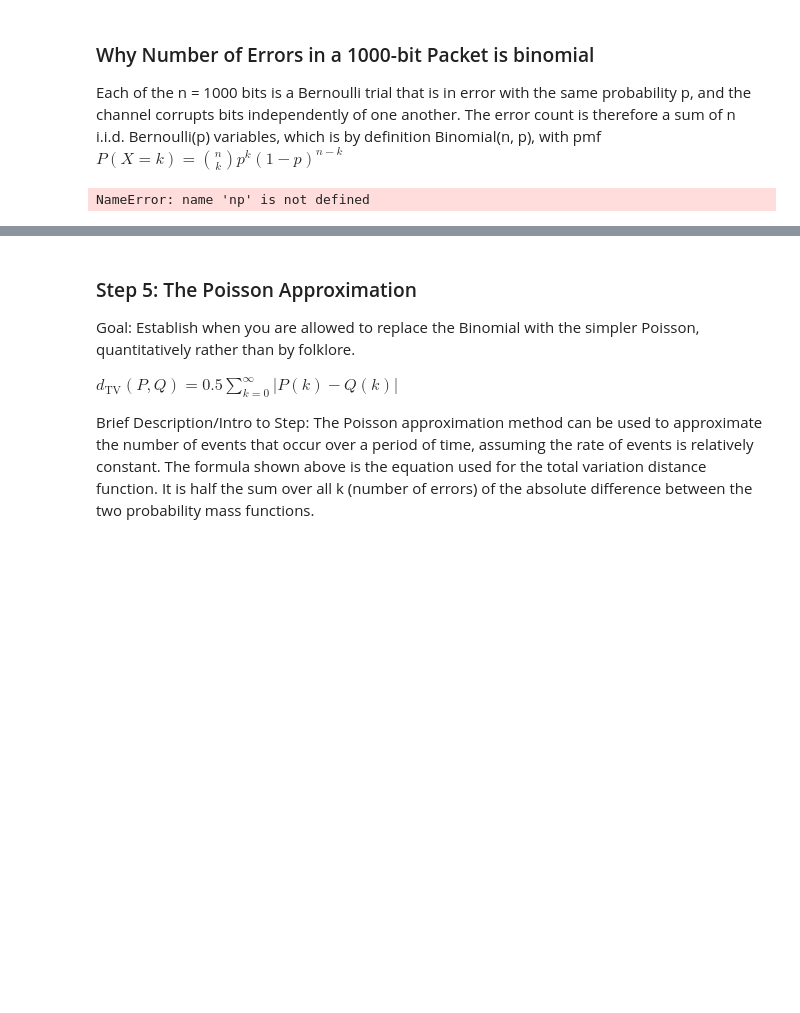
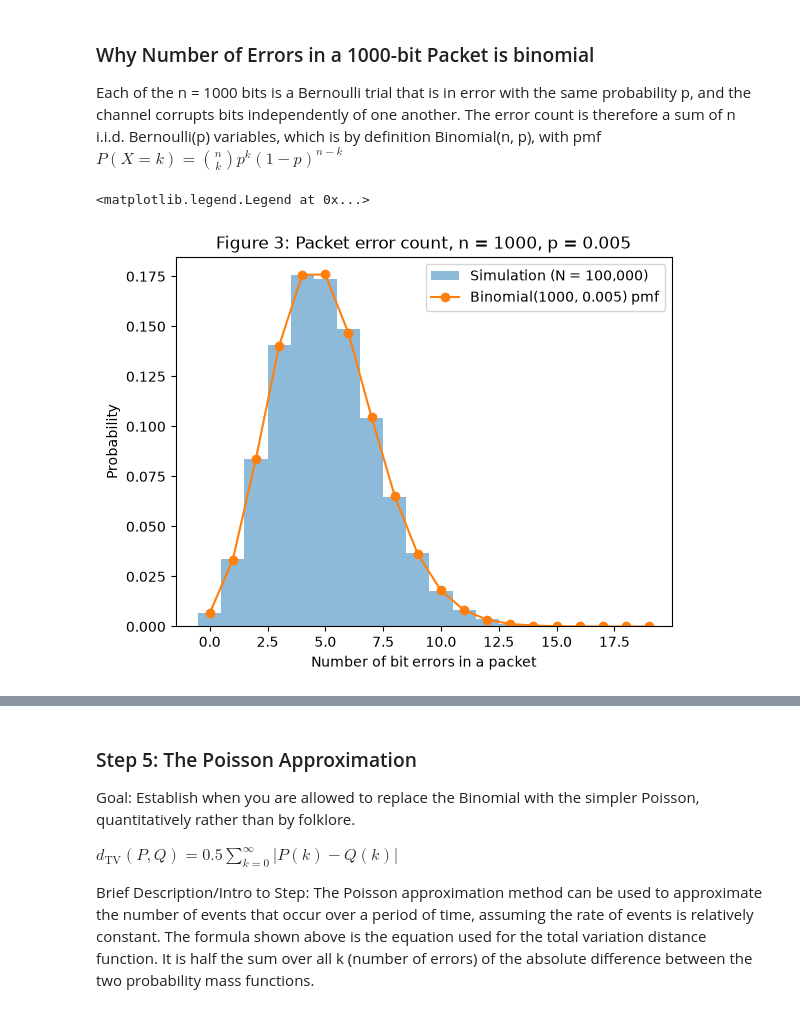
Before and after one commit to ShadowFruits/3715-Fall2026, a Jupyter notebook: mp1/mp1.ipynb, the cells around one changed output, grey strips where cells are left out. Drawn from its saved outputs; the diff is of its cells as text; code cells hidden in the pictures; blank space fills up the shorter version.

```diff
--- a/mp1/mp1.ipynb
+++ b/mp1/mp1.ipynb
@@ -948,7 +948,7 @@ def packet_errors(n_pkt, n_bits, p, rng, chunk=10_000):
     Simulated at the bit level, in chunks of packets to limit memory.
     Returns an int array of length n_pkt.
     """
-    out = numpy.empty(n_pkt, dtype=np.int64)
+    out = numpy.empty(n_pkt, dtype=numpy.int64)
     for s in range(0, n_pkt, chunk):
         m = min(chunk, n_pkt - s)
         out[s:s+m] = (rng.random((m, n_bits)) < p).sum(axis=1)
@@ -962,18 +962,19 @@ $P(X=k)=\binom{n}{k}p^k(1-p)^{n-k}$
 # %%
 n, p, N = 1000, 0.005, 10**5
 x = packet_errors(N, n, p, rng4)          # rng4 = this step's spawned generator
 
 k = numpy.arange(0, x.max() + 2)
-fig, ax = matplotlib.pyplot.subplots()
+fig, ax = plt.subplots()
 ax.hist(x, bins=numpy.arange(-0.5, x.max() + 1.5), density=True,
         alpha=0.5, label=f"Simulation (N = {N:,})")
-ax.plot(k, scipy.stats.pmf(k, n, p), "o-", label="Binomial(1000, 0.005) pmf")
+ax.plot(k, stats.binom.pmf(k, n, p), "o-", label="Binomial(1000, 0.005) pmf")
 ax.set_xlabel("Number of bit errors in a packet")
 ax.set_ylabel("Probability")
 ax.set_title("Figure 3: Packet error count, n = 1000, p = 0.005")
 ax.legend()
 # %% [output]
-NameError: name 'np' is not defined
+<matplotlib.legend.Legend at 0x...>
+[figure, added]
 # %%
 n, p, N = 1000, 0.005, 10**5
 x = packet_errors(N, n, p, rng4)          # rng4 = this step's spawned generator
```
Also changed, not shown: parts of 11 cells of this notebook.
